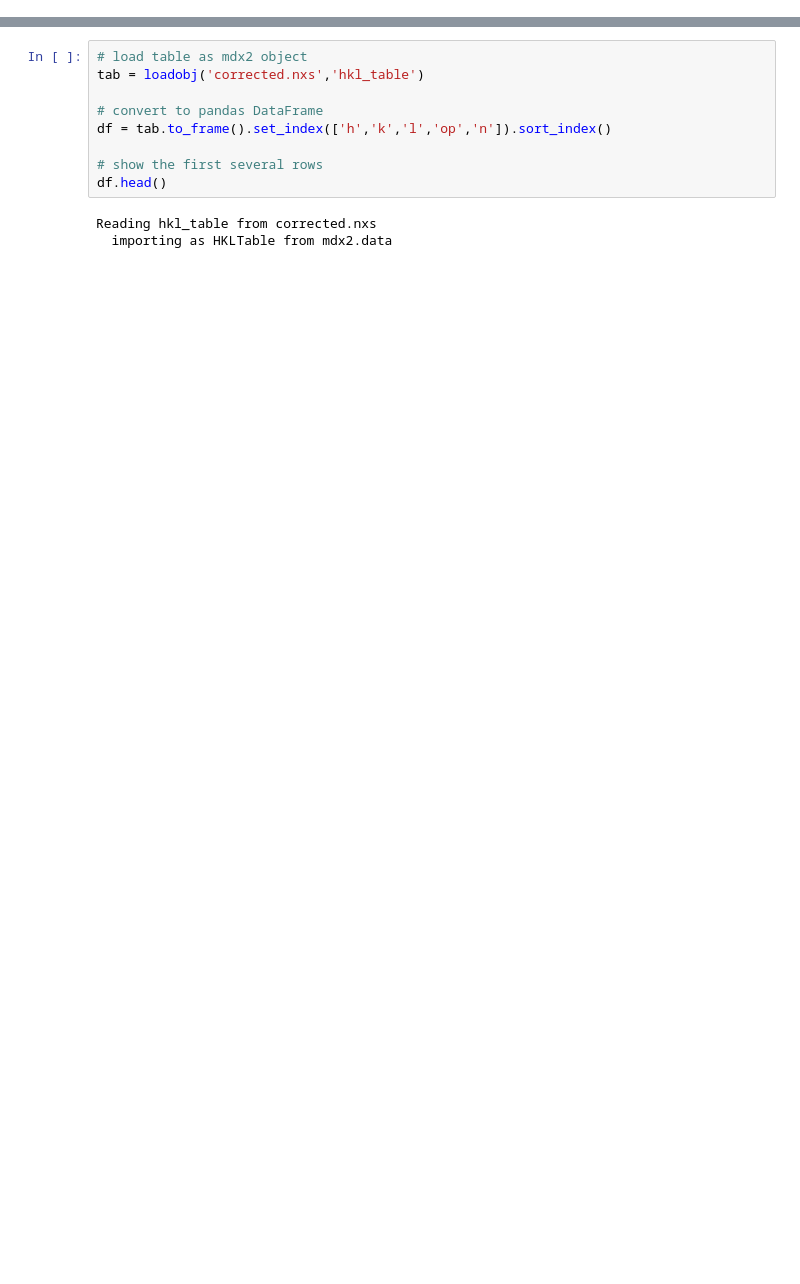
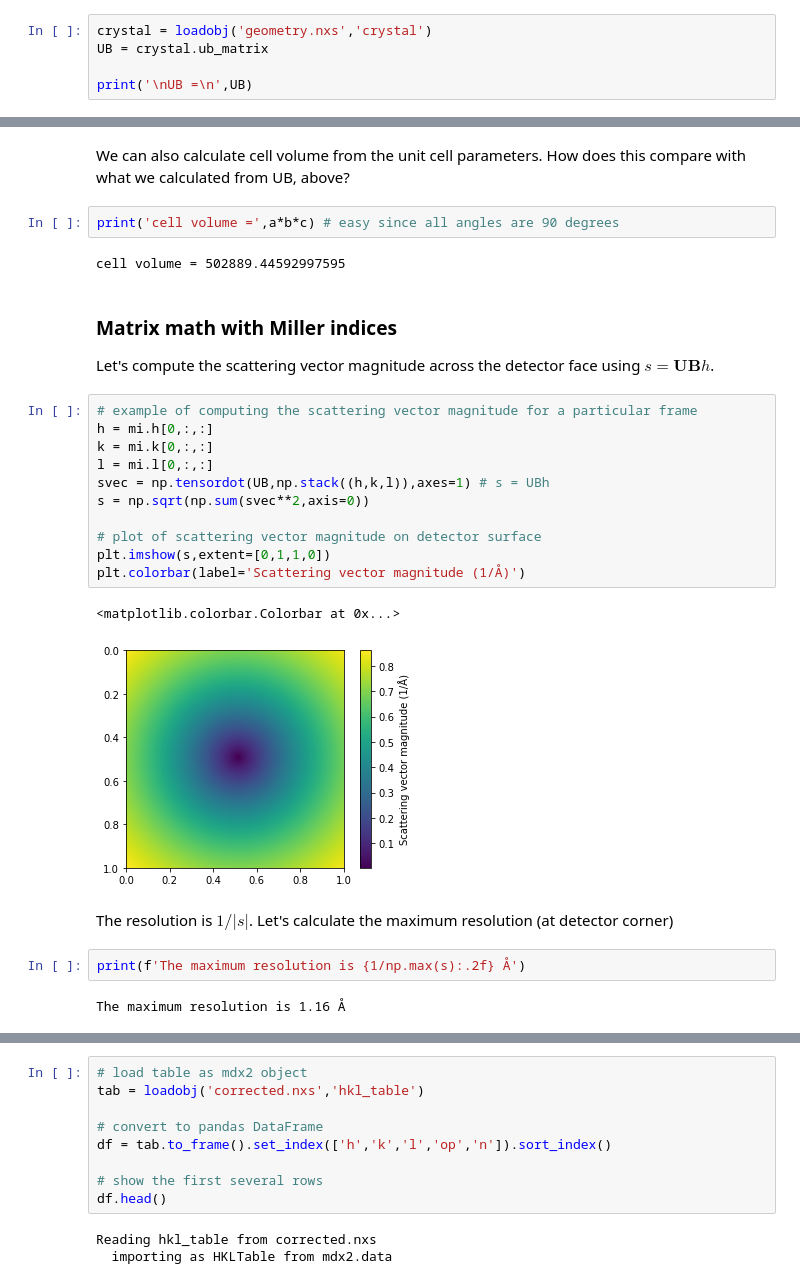
Before and after one commit to ando-lab/erice-2022-data-reduction, a Jupyter notebook: 6_mdx2_python.ipynb, the cells around one changed output, grey strips where cells are left out. Drawn from its saved outputs; the diff is of its cells as text; blank space fills up the shorter version.

```diff
--- a/6_mdx2_python.ipynb
+++ b/6_mdx2_python.ipynb
@@ -11,0 +50,5 @@ import pandas as pd
+# %%
+crystal = loadobj('geometry.nxs','crystal')
+UB = crystal.ub_matrix
+
+print('\nUB =\n',UB)
@@ -11,0 +96,30 @@ import pandas as pd
+# %% [markdown]
+We can also calculate cell volume from the unit cell parameters. How does this compare with what we calculated from UB, above?
+# %%
+print('cell volume =',a*b*c) # easy since all angles are 90 degrees
+# %% [output]
+cell volume = 502889.44592997595
+# %% [markdown]
+### Matrix math with Miller indices
+
+Let's compute the scattering vector magnitude across the detector face using $s = \mathbf{UB}h$.
+# %%
+# example of computing the scattering vector magnitude for a particular frame
+h = mi.h[0,:,:]
+k = mi.k[0,:,:]
+l = mi.l[0,:,:]
+svec = np.tensordot(UB,np.stack((h,k,l)),axes=1) # s = UBh
+s = np.sqrt(np.sum(svec**2,axis=0))
+
+# plot of scattering vector magnitude on detector surface
+plt.imshow(s,extent=[0,1,1,0])
+plt.colorbar(label='Scattering vector magnitude (1/Å)')
+# %% [output]
+<matplotlib.colorbar.Colorbar at 0x...>
+[figure, added]
+# %% [markdown]
+The resolution is $1/|s|$. Let's calculate the maximum resolution (at detector corner)
+# %%
+print(f'The maximum resolution is {1/np.max(s):.2f} Å')
+# %% [output]
+The maximum resolution is 1.16 Å
```
Also changed, not shown: parts of 42 cells of this notebook.
